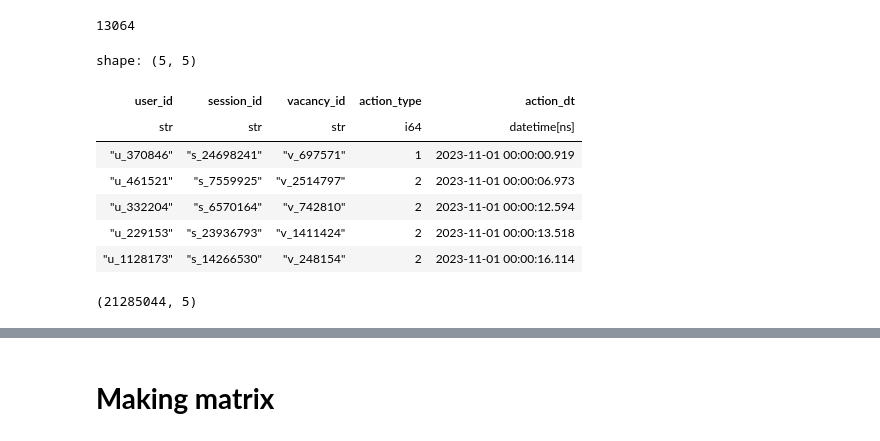
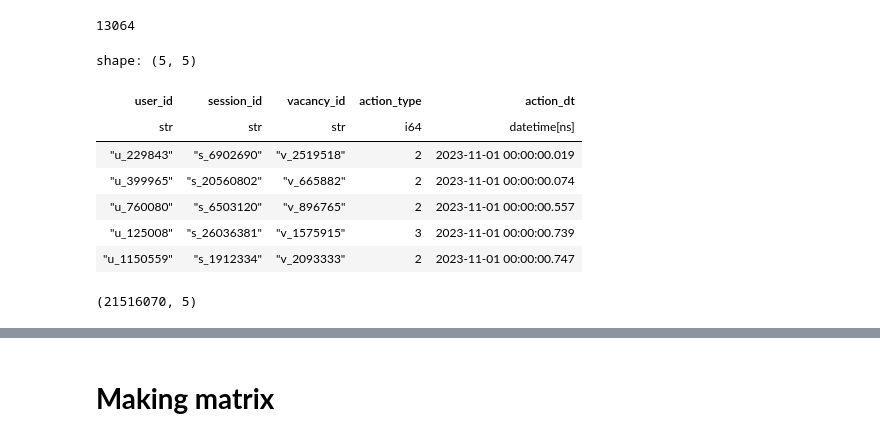
Before and after one commit to Sinagoga/hse_project, a Jupyter notebook: hh_start.ipynb, the cells around one changed output, grey strips where cells are left out. Saved outputs shown, nothing was run; the diff lists cells and outputs as text; code cells hidden in the pictures.

```diff
--- a/hh_start.ipynb
+++ b/hh_start.ipynb
@@ -16,6 +16,8 @@ N_PREDICTIONS = 100
 train_df = pl.read_parquet("C:\labs\hh_hack\hh_recsys_train_hh.pq")
 test_df = pl.read_parquet("C:\labs\hh_hack\hh_recsys_test_hh.pq")
 vac_df = pl.read_parquet("C:\labs\hh_hack\hh_recsys_vacancies.pq")
+# %%
+train_df = pl.read_parquet("C:\labs\hh_hack\hh_recsys_train_hh.pq")
 # %%
 vac_df.shape
 # %% [output]
@@ -130,21 +120,22 @@ train_df.shape[0]%50_000
 13064
 # %%
 train = pl.DataFrame()
-for i in tqdm(range(1, 69)):
-    train = pl.concat([train, train_df[(i-1)*50_000:i*50_000].explode(columns=["vacancy_id", "action_type", "action_dt"]).sort("action_dt")])
-train = pl.concat([train, train_df[i*50_000:i*50_000+13064].explode(columns=["vacancy_id", "action_type", "action_dt"]).sort("action_dt")])
+# for i in tqdm(range(1, 69)):
+#     train = pl.concat([train, train_df[(i-1)*50_000:i*50_000].explode(columns=["vacancy_id", "action_type", "action_dt"]).sort("action_dt")])
+# train = pl.concat([train, train_df[i*50_000:i*50_000+13064].explode(columns=["vacancy_id", "action_type", "action_dt"]).sort("action_dt")])
+train = pl.concat([train, train_df.explode(columns=["vacancy_id", "action_type", "action_dt"]).sort("action_dt")])
 train.head()
 # %% [output]
 shape: (5, 5)
 | user_id | session_id | vacancy_id | action_type | action_dt |
 | str | str | str | i64 | datetime[ns] |
-| "u_370846" | "s_24698241" | "v_697571" | 1 | 2023-11-01 00:00:00.919 |
-| "u_461521" | "s_7559925" | "v_2514797" | 2 | 2023-11-01 00:00:06.973 |
-| "u_332204" | "s_6570164" | "v_742810" | 2 | 2023-11-01 00:00:12.594 |
-| "u_229153" | "s_23936793" | "v_1411424" | 2 | 2023-11-01 00:00:13.518 |
-| "u_1128173" | "s_14266530" | "v_248154" | 2 | 2023-11-01 00:00:16.114 |
+| "u_229843" | "s_6902690" | "v_2519518" | 2 | 2023-11-01 00:00:00.019 |
+| "u_399965" | "s_20560802" | "v_665882" | 2 | 2023-11-01 00:00:00.074 |
+| "u_760080" | "s_6503120" | "v_896765" | 2 | 2023-11-01 00:00:00.557 |
+| "u_125008" | "s_26036381" | "v_1575915" | 3 | 2023-11-01 00:00:00.739 |
+| "u_1150559" | "s_1912334" | "v_2093333" | 2 | 2023-11-01 00:00:00.747 |
 # %%
 train.shape
 # %% [output]
-(21285044, 5)
+(21516070, 5)
 # %%
```
Also changed, not shown: parts of 16 cells of this notebook.
